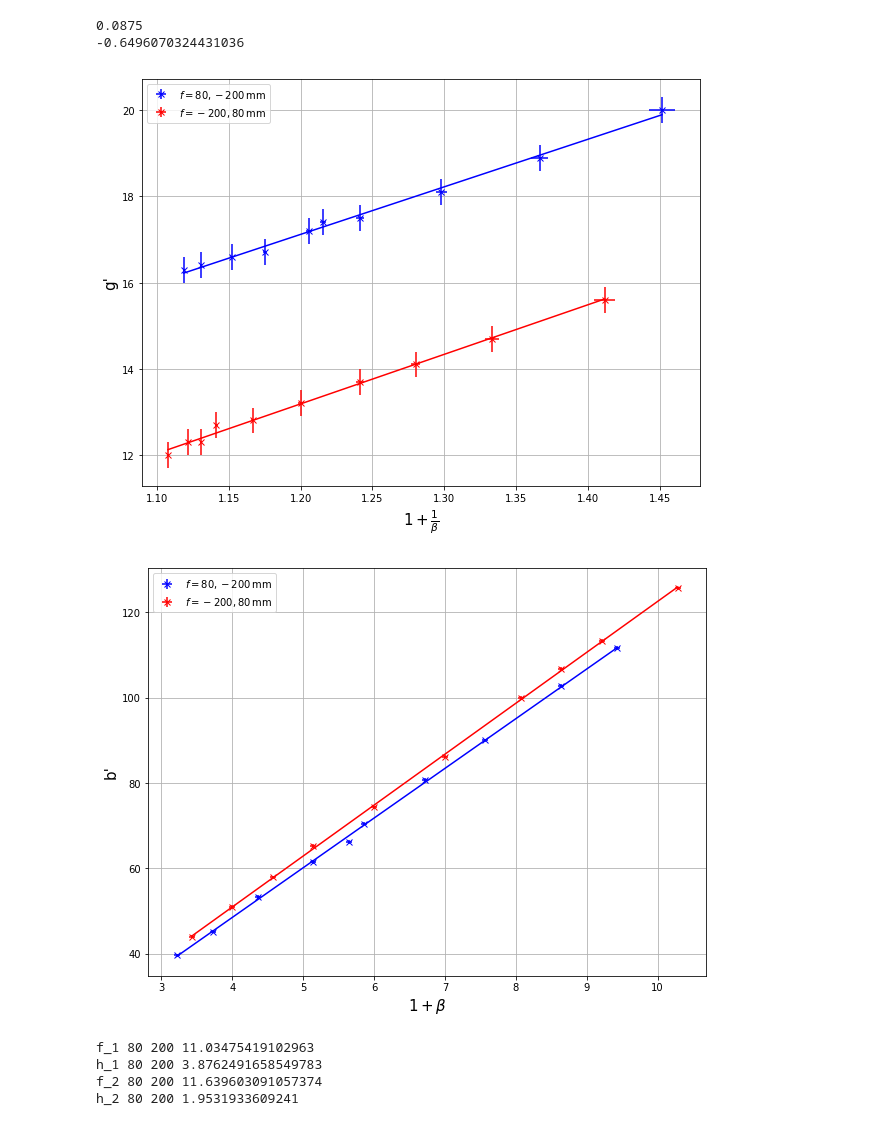
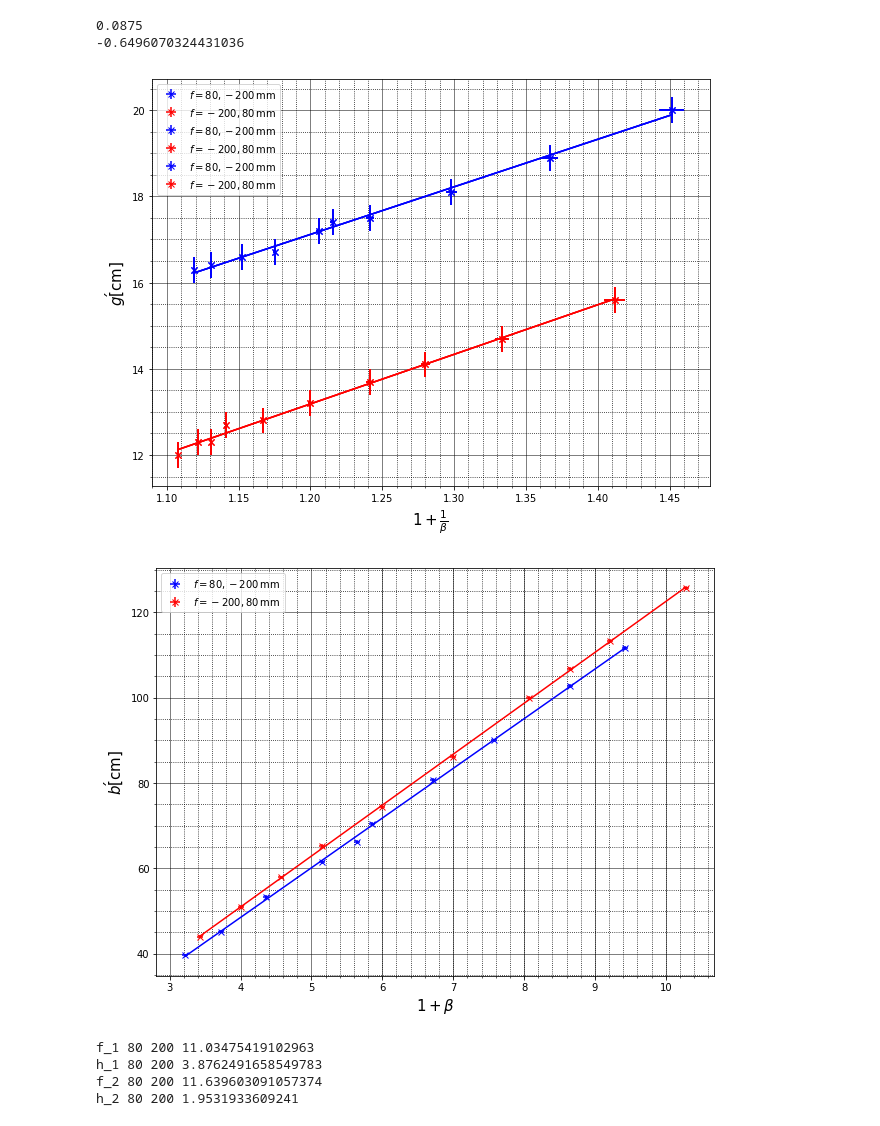
Before and after one commit to BigThonkers/APAP1, a Jupyter notebook: 10_70/Python_70.ipynb, the cells around one changed output. Saved outputs shown, nothing was run; the diff lists cells and outputs as text; code cells hidden in the pictures.

```diff
--- a/10_70/Python_70.ipynb
+++ b/10_70/Python_70.ipynb
@@ -312,35 +330,44 @@ print((1/1.57)+(1/1.95)-(2/(0.57*1.95)))
 # %%
 #plt.plot(unp.nominal_values(g1),1+1/unp.nominal_values(beta(b1,g1)),'x',label=r'$f=80,-200\,\mathrm{mm}$')
 #plt.plot(unp.nominal_values(g2),1+1/unp.nominal_values(beta(b2,g2)),'x',label=r'$f=-200,80\,\mathrm{mm}$')
 
 plt.errorbar(1+1/unp.nominal_values(beta(B1,G)),unp.nominal_values(g1),yerr=unp.std_devs(g1),xerr=unp.std_devs(1+1/beta(B1,G)),fmt='x',label=r'$f=80,-200\,\mathrm{mm}$',color='blue')
 plt.errorbar(1+1/unp.nominal_values(beta(B2,G)),unp.nominal_values(g2),yerr=unp.std_devs(g2),xerr=unp.std_devs(1+1/beta(B2,G)),fmt='x',label=r'$f=-200,80\,\mathrm{mm}$',color='red')
 THONK.linreg(1+1/unp.nominal_values(beta(B1,G)),unp.nominal_values(g1),grenz=False,color='blue',labelaus=None)
 THONK.linreg(1+1/unp.nominal_values(beta(B2,G)),unp.nominal_values(g2),grenz=False,color='red',labelaus=None)
-plt.ylabel('g\'',size='15')
+plt.ylabel(r'$g\'  [\mathrm{cm}]$',size='15')
 plt.xlabel(r'$1+\frac{1}{\beta}$',size='15')
-plt.grid()
+
+plt.minorticks_on()
+plt.grid(which='major', linestyle='-', linewidth='0.5', color='black')
+plt.grid(which='minor', linestyle=':', color='black')
 plt.legend()
 plt.savefig(fname='g.png',dpi=300)
 
 fig=plt.figure()
 
 ax1=fig.add_subplot(111)
 
 ax1.errorbar(1+unp.nominal_values(beta(B1,G)),unp.nominal_values(b1),yerr=unp.std_devs(b1),xerr=unp.std_devs(1+beta(B1,G)),fmt='x',label=r'$f=80,-200\,\mathrm{mm}$',color='blue')
 ax1.errorbar(1+unp.nominal_values(beta(B2,G)),unp.nominal_values(b2),yerr=unp.std_devs(b2),xerr=unp.std_devs(1+beta(B2,G)),fmt='x',label=r'$f=-200,80\,\mathrm{mm}$',color='red')
 THONK.linreg(1+unp.nominal_values(beta(B1,G)),unp.nominal_values(b1),subplot=ax1,grenz=False,color='blue',labelaus=None)
 THONK.linreg(1+unp.nominal_values(beta(B2,G)),unp.nominal_values(b2),subplot=ax1,grenz=False,color='red',labelaus=None)
 
-plt.ylabel('b\'',size='15')
+ax1.minorticks_on()
+ax1.grid(which='major', linestyle='-', linewidth='0.5', color='black')
+ax1.grid(which='minor', linestyle=':', color='black')
+
+plt.ylabel(r'$b\'  [\mathrm{cm}]$',size='15')
 plt.xlabel(r'$1+\beta$',size='15')
 plt.legend()
-plt.grid()
+plt.minorticks_on()
+plt.grid(which='major', linestyle='-', linewidth='0.5', color='black')
+plt.grid(which='minor', linestyle=':', color='black')
 plt.savefig(fname='b.png',dpi=300)
 plt.show()
 # %% [output]
-[figure, old version]
+[figure, new version]
-[figure, old version]
+[figure, new version]
 # %%
 print('f_1 80 200',THONK.a(1+1/unp.nominal_values(beta(B1,G)),unp.nominal_values(g1)))
 print('h_1 80 200',THONK.b(1+1/unp.nominal_values(beta(B1,G)),unp.nominal_values(g1)))
```
Also changed, not shown: parts of 14 cells of this notebook, 6 other files.
